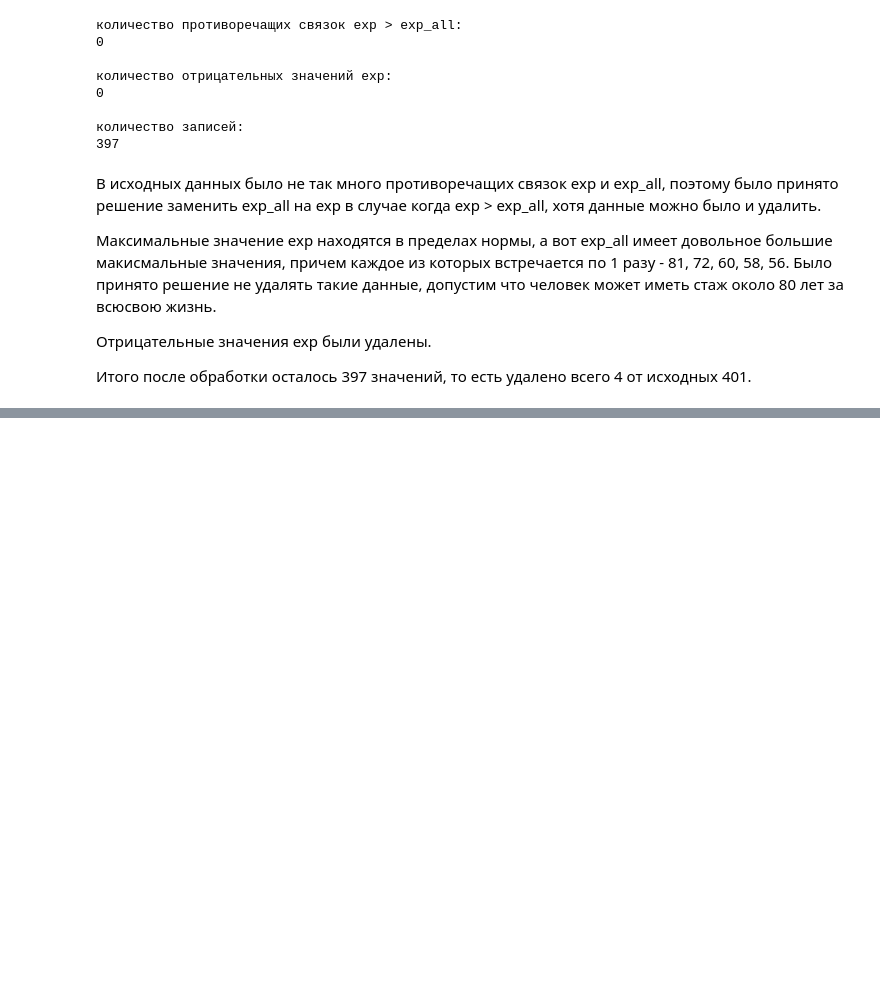
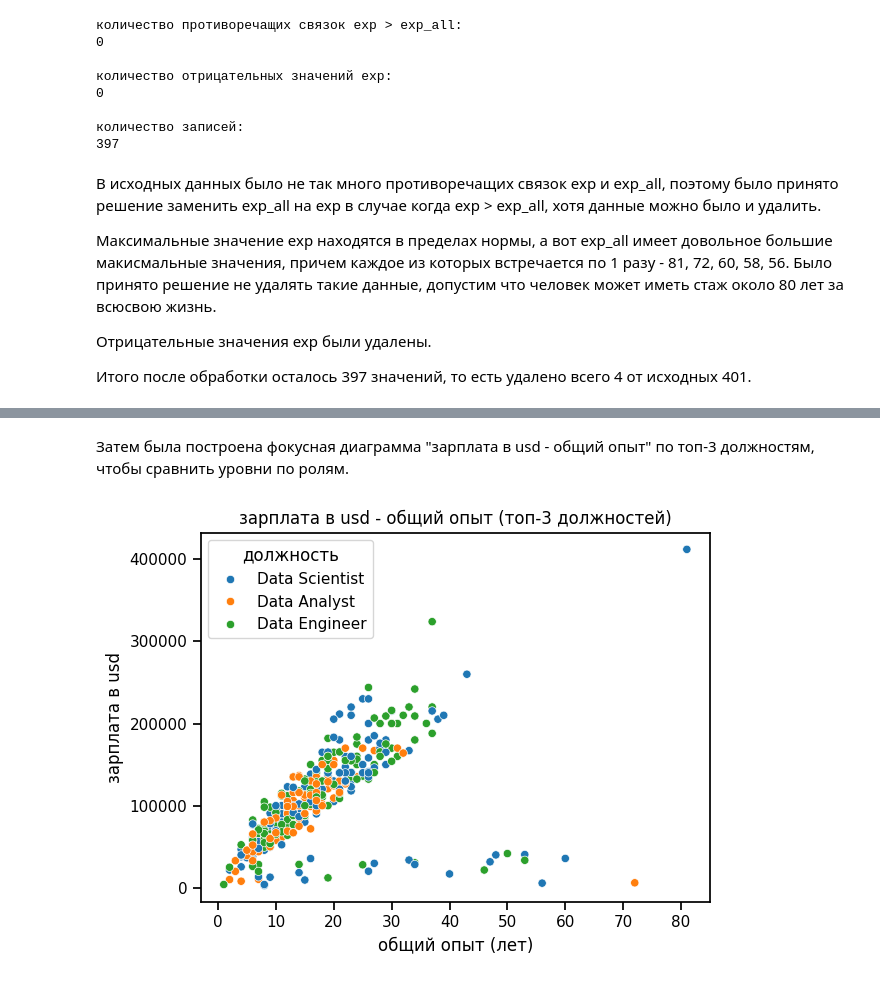
Before and after one commit to cocahonka/suai-data-science-labs, a Jupyter notebook: lab2/ЛР2_Мясников_7.ipynb, the cells around one changed output, grey strips where cells are left out. Saved outputs shown, nothing was run; the diff lists cells and outputs as text; code cells hidden in the pictures; blank space fills up the shorter version.

```diff
--- a/lab2/ЛР2_Мясников_7.ipynb
+++ b/lab2/ЛР2_Мясников_7.ipynb
@@ -347,0 +391,19 @@ print(df.shape[0])
+# %% [markdown]
+Затем была построена фокусная диаграмма "зарплата в usd - общий опыт" по топ‑3 должностям, чтобы сравнить уровни по ролям.
+# %%
+# выбор топ-3 должностей по частоте
+# value_counts().nlargest(3) - вернет 3 самых частых должностей
+top_titles = df['job_title'].value_counts().nlargest(3).index
+df_top = df[df['job_title'].isin(top_titles)].copy()
+
+# диаграмма рассеяния "зарплата - общий опыт" по должностям.
+# hue='job_title' будет раскрашивать точки по выбранным должностям
+sb.scatterplot(data=df_top, x='exp_all', y='salary_in_usd', hue='job_title')
+plt.title('зарплата в usd - общий опыт (топ-3 должностей)')
+plt.xlabel('общий опыт (лет)')
+plt.ylabel('зарплата в usd')
+plt.legend(title='должность')
+plt.tight_layout()
+plt.show()
+# %% [output]
+[figure, added]
```
Also changed, not shown: parts of 53 cells of this notebook.
